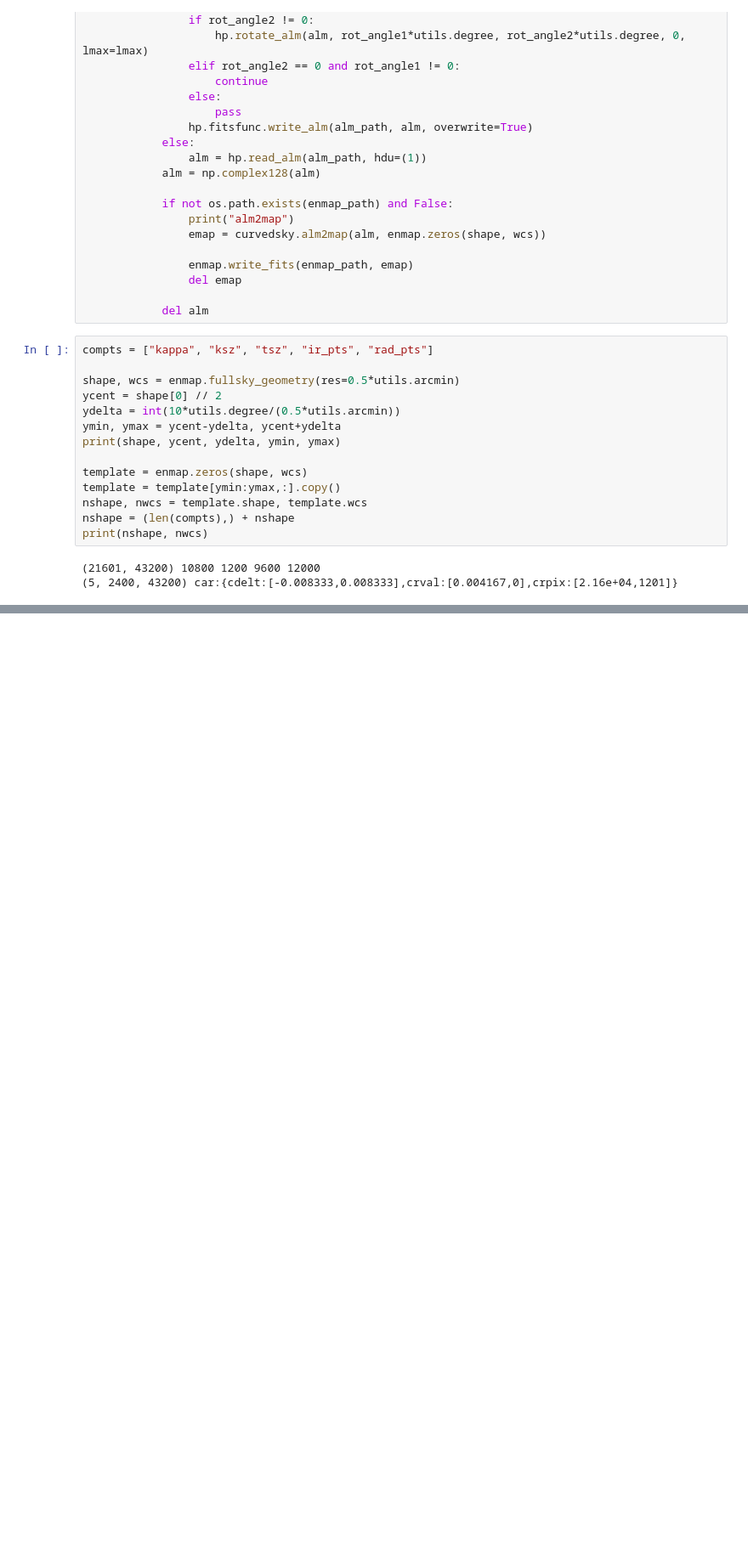
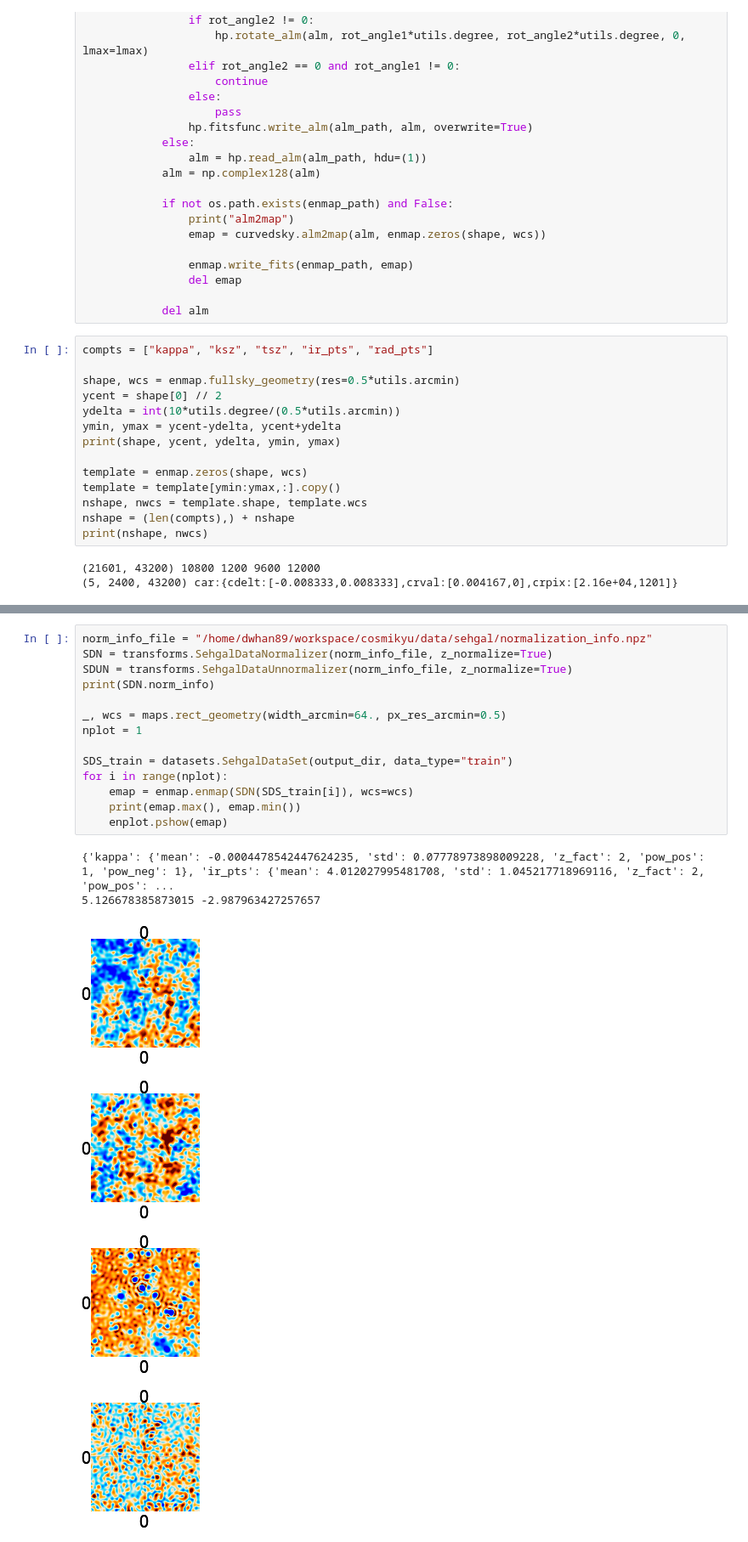
Before and after one commit to dwhan89/cosmikyu, a Jupyter notebook: notebooks/sehgal_et_al_data_set.ipynb, the cells around one changed output, grey strips where cells are left out. Shown at 85% size. Saved outputs shown, nothing was run; the diff lists cells and outputs as text; blank space fills up the shorter version.

```diff
--- a/notebooks/sehgal_et_al_data_set.ipynb
+++ b/notebooks/sehgal_et_al_data_set.ipynb
@@ -312,0 +303,21 @@ print(np.frombuffer(c, np.float64).reshape(5,2,2).astype(np.int))
+# %%
+norm_info_file = "/home/dwhan89/workspace/cosmikyu/data/sehgal/normalization_info.npz"
+SDN = transforms.SehgalDataNormalizer(norm_info_file, z_normalize=True)
+SDUN = transforms.SehgalDataUnnormalizer(norm_info_file, z_normalize=True)
+print(SDN.norm_info)
+
+_, wcs = maps.rect_geometry(width_arcmin=64., px_res_arcmin=0.5)
+nplot = 1
+
+SDS_train = datasets.SehgalDataSet(output_dir, data_type="train")
+for i in range(nplot):
+    emap = enmap.enmap(SDN(SDS_train[i]), wcs=wcs)
+    print(emap.max(), emap.min())
+    enplot.pshow(emap)
+# %% [output]
+{'kappa': {'mean': -0.0004478542447624235, 'std': 0.07778973898009228, 'z_fact': 2, 'pow_pos': 1, 'pow_neg': 1}, 'ir_pts': {'mean': 4.012027995481708, 'std': 1.045217718969116, 'z_fact': 2, 'pow_pos': ...
+5.126678385873015 -2.987963427257657
+[figure, added]
+[figure, added]
+[figure, added]
+[figure, added]
```
Also changed, not shown: parts of 9 cells of this notebook, 13 other files.
